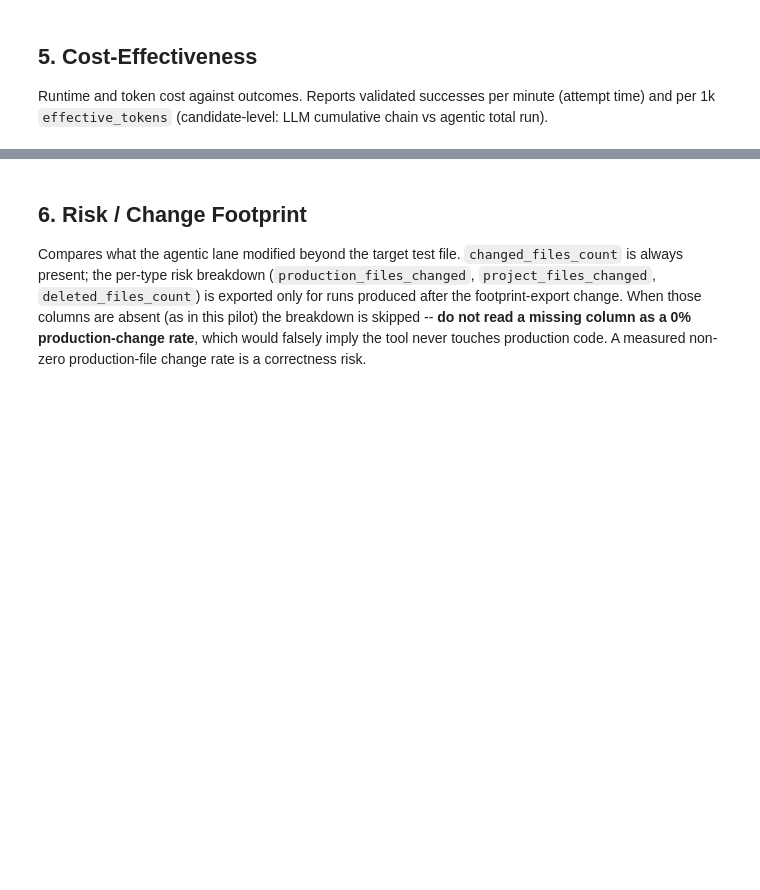
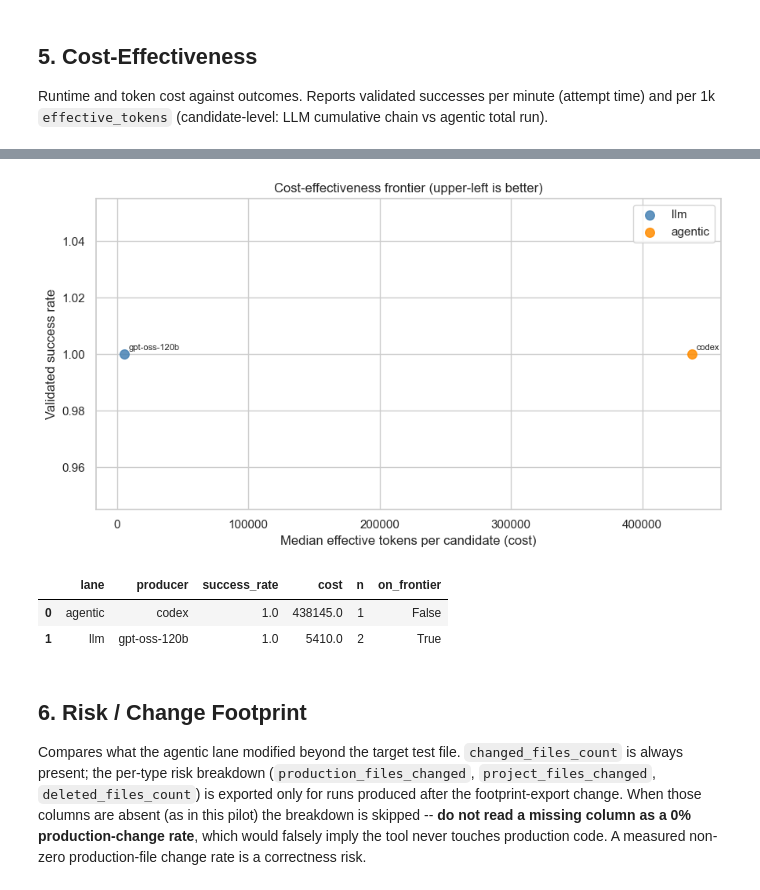
Before and after one commit to consulthunter/TestMap, a Jupyter notebook: Analysis/notebooks/03_cross_repo_lane_comparison.ipynb, the cells around one changed output, grey strips where cells are left out. Saved outputs shown, nothing was run; the diff lists cells and outputs as text; code cells hidden in the pictures; blank space fills up the shorter version.

```diff
--- a/Analysis/notebooks/03_cross_repo_lane_comparison.ipynb
+++ b/Analysis/notebooks/03_cross_repo_lane_comparison.ipynb
@@ -213,4 +212,47 @@ llm        0.014768
 dtype: float64
+# %%
+# RQ4 cost-effectiveness frontier: validated success rate vs token cost per model/tool.
+import numpy as np
+prod = candidates.copy()
+prod['producer'] = prod.apply(lambda r: r['model'] if r['lane'] == 'llm' else r.get('tool_id', r['model']), axis=1)
+if {'producer', 'any_validated_success', 'effective_tokens'} <= set(prod.columns):
+    grp = (prod.groupby(['lane', 'producer'])
+           .agg(success_rate=('any_validated_success', 'mean'),
+                cost=('effective_tokens', 'median'),
+                n=('any_validated_success', 'size'))
+           .reset_index().dropna(subset=['cost']))
+    if len(grp):
+        frontier = []
+        for r in grp.itertuples():
+            dominated = ((grp['cost'] <= r.cost) & (grp['success_rate'] >= r.success_rate) &
+                         ((grp['cost'] < r.cost) | (grp['success_rate'] > r.success_rate))).any()
+            frontier.append(not dominated)
+        grp['on_frontier'] = frontier
+        fig, ax = plt.subplots(figsize=(9, 5))
+        for lane, col in [('llm', 'steelblue'), ('agentic', 'darkorange')]:
+            s = grp[grp['lane'] == lane]
+            ax.scatter(s['cost'], s['success_rate'], c=col, s=70, alpha=0.85, label=lane)
+            for r in s.itertuples():
+                ax.annotate(str(r.producer), (r.cost, r.success_rate), fontsize=8,
+                            xytext=(4, 4), textcoords='offset points')
+        fr = grp[grp['on_frontier']].sort_values('cost')
+        if len(fr) > 1:
+            ax.plot(fr['cost'], fr['success_rate'], 'k--', alpha=0.5, label='Pareto frontier')
+        ax.set_xlabel('Median effective tokens per candidate (cost)')
+        ax.set_ylabel('Validated success rate')
+        ax.set_title('Cost-effectiveness frontier (upper-left is better)')
+        ax.legend()
+        plt.tight_layout(); plt.show()
+        display(grp.round(3))
+    else:
+        print('No cost/success data available for the frontier.')
+else:
+    print('effective_tokens / any_validated_success not available; rebuild datasets.')
+# %% [output]
+[figure, added]
+|  | lane | producer | success_rate | cost | n | on_frontier |
+| 0 | agentic | codex | 1.0 | 438145.0 | 1 | False |
+| 1 | llm | gpt-oss-120b | 1.0 | 5410.0 | 2 | True |
 # %% [markdown]
 ## 6. Risk / Change Footprint
 
```
Also changed, not shown: parts of 11 cells of this notebook, 29 other files.
